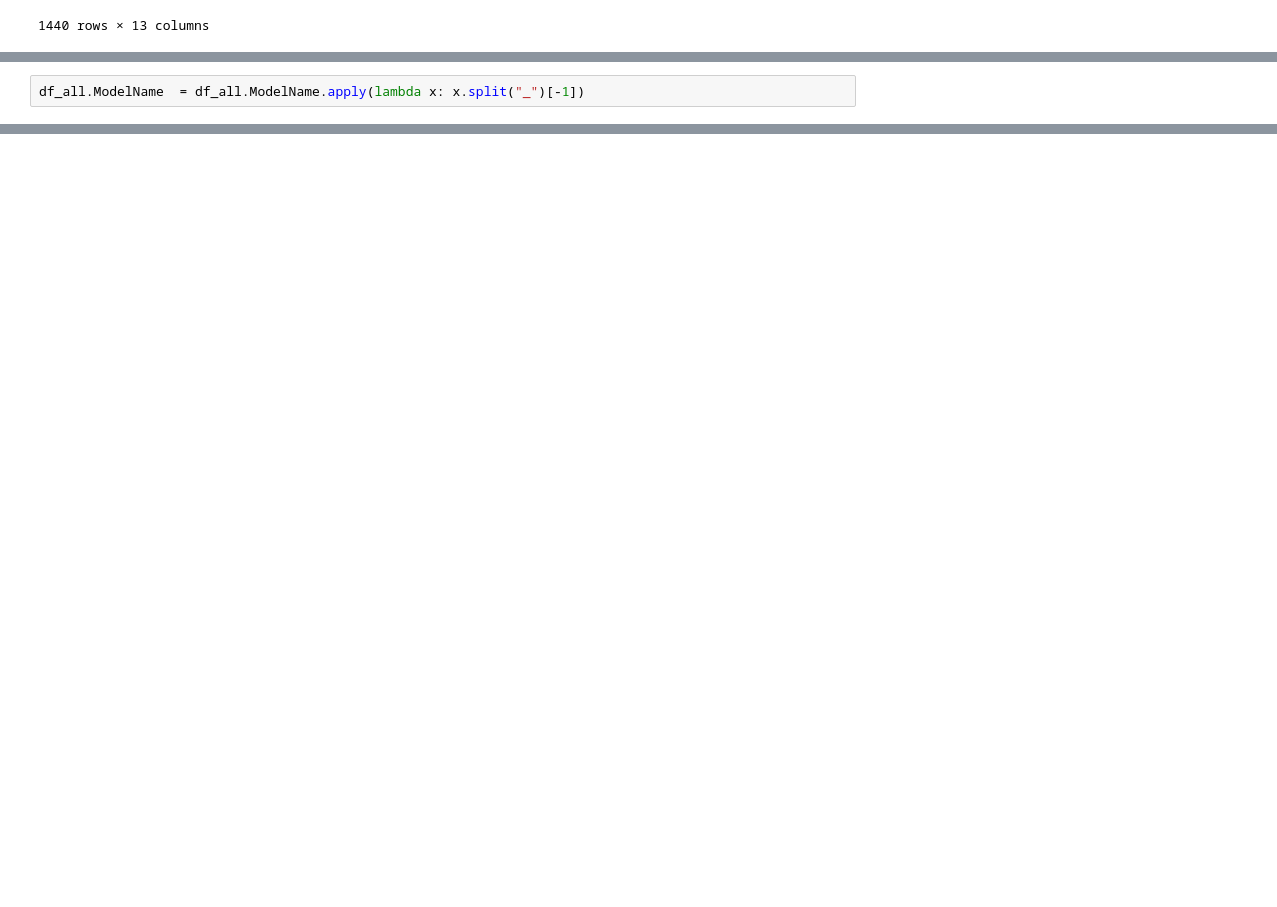
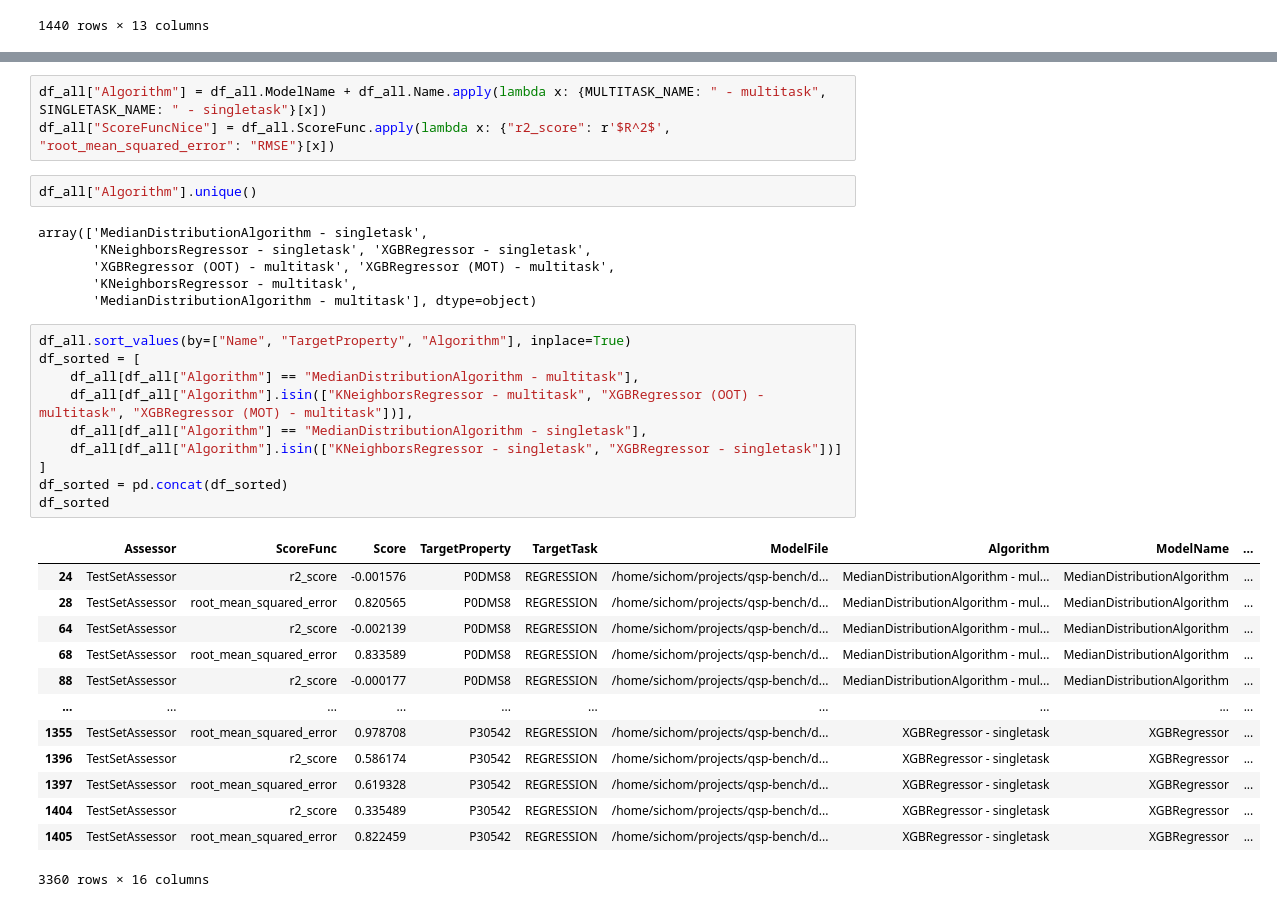
Before and after one commit to CDDLeiden/qsp-bench, a Jupyter notebook: analyze_experiment_1.ipynb, the cells around one changed output, grey strips where cells are left out. Cells and saved outputs as stored; diff of their text form; blank space fills up the shorter version.

```diff
--- a/analyze_experiment_1.ipynb
+++ b/analyze_experiment_1.ipynb
@@ -71,2 +73,0 @@ df_all
-# %%
-df_all.ModelName  = df_all.ModelName.apply(lambda x: x.split("_")[-1])
@@ -93,0 +105,35 @@ for split_name, df_split in df_all.groupby("Split"):
+# %%
+df_all["Algorithm"] = df_all.ModelName + df_all.Name.apply(lambda x: {MULTITASK_NAME: " - multitask", SINGLETASK_NAME: " - singletask"}[x])
+df_all["ScoreFuncNice"] = df_all.ScoreFunc.apply(lambda x: {"r2_score": r'$R^2$', "root_mean_squared_error": "RMSE"}[x])
+# %%
+df_all["Algorithm"].unique()
+# %% [output]
+array(['MedianDistributionAlgorithm - singletask',
+       'KNeighborsRegressor - singletask', 'XGBRegressor - singletask',
+       'XGBRegressor (OOT) - multitask', 'XGBRegressor (MOT) - multitask',
+       'KNeighborsRegressor - multitask',
+       'MedianDistributionAlgorithm - multitask'], dtype=object)
+# %%
+df_all.sort_values(by=["Name", "TargetProperty", "Algorithm"], inplace=True)
+df_sorted = [
+    df_all[df_all["Algorithm"] == "MedianDistributionAlgorithm - multitask"],
+    df_all[df_all["Algorithm"].isin(["KNeighborsRegressor - multitask", "XGBRegressor (OOT) - multitask", "XGBRegressor (MOT) - multitask"])],
+    df_all[df_all["Algorithm"] == "MedianDistributionAlgorithm - singletask"],
+    df_all[df_all["Algorithm"].isin(["KNeighborsRegressor - singletask", "XGBRegressor - singletask"])]
+]
+df_sorted = pd.concat(df_sorted)
+df_sorted
+# %% [output]
+|  | Assessor | ScoreFunc | Score | TargetProperty | TargetTask | ModelFile | Algorithm | ModelName | ... |
+| 24 | TestSetAssessor | r2_score | -0.001576 | P0DMS8 | REGRESSION | /home/sichom/projects/qsp-bench/d... | MedianDistributionAlgorithm - mul... | MedianDistributionAlgorithm | ... |
+| 28 | TestSetAssessor | root_mean_squared_error | 0.820565 | P0DMS8 | REGRESSION | /home/sichom/projects/qsp-bench/d... | MedianDistributionAlgorithm - mul... | MedianDistributionAlgorithm | ... |
+| 64 | TestSetAssessor | r2_score | -0.002139 | P0DMS8 | REGRESSION | /home/sichom/projects/qsp-bench/d... | MedianDistributionAlgorithm - mul... | MedianDistributionAlgorithm | ... |
+| 68 | TestSetAssessor | root_mean_squared_error | 0.833589 | P0DMS8 | REGRESSION | /home/sichom/projects/qsp-bench/d... | MedianDistributionAlgorithm - mul... | MedianDistributionAlgorithm | ... |
+| 88 | TestSetAssessor | r2_score | -0.000177 | P0DMS8 | REGRESSION | /home/sichom/projects/qsp-bench/d... | MedianDistributionAlgorithm - mul... | MedianDistributionAlgorithm | ... |
+| ... | ... | ... | ... | ... | ... | ... | ... | ... | ... |
+| 1355 | TestSetAssessor | root_mean_squared_error | 0.978708 | P30542 | REGRESSION | /home/sichom/projects/qsp-bench/d... | XGBRegressor - singletask | XGBRegressor | ... |
+| 1396 | TestSetAssessor | r2_score | 0.586174 | P30542 | REGRESSION | /home/sichom/projects/qsp-bench/d... | XGBRegressor - singletask | XGBRegressor | ... |
+| 1397 | TestSetAssessor | root_mean_squared_error | 0.619328 | P30542 | REGRESSION | /home/sichom/projects/qsp-bench/d... | XGBRegressor - singletask | XGBRegressor | ... |
+| 1404 | TestSetAssessor | r2_score | 0.335489 | P30542 | REGRESSION | /home/sichom/projects/qsp-bench/d... | XGBRegressor - singletask | XGBRegressor | ... |
+| 1405 | TestSetAssessor | root_mean_squared_error | 0.822459 | P30542 | REGRESSION | /home/sichom/projects/qsp-bench/d... | XGBRegressor - singletask | XGBRegressor | ... |
+3360 rows × 16 columns
```
Also changed, not shown: parts of 21 cells of this notebook.
